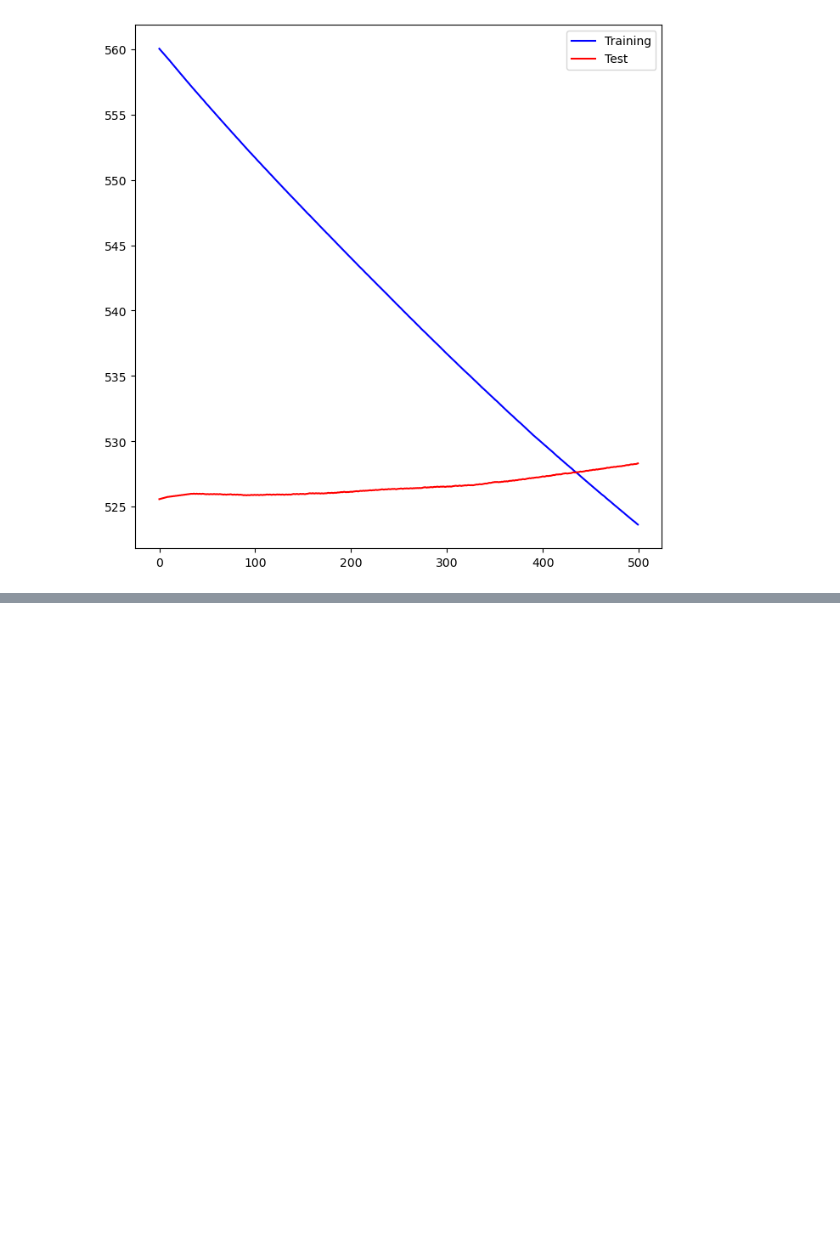
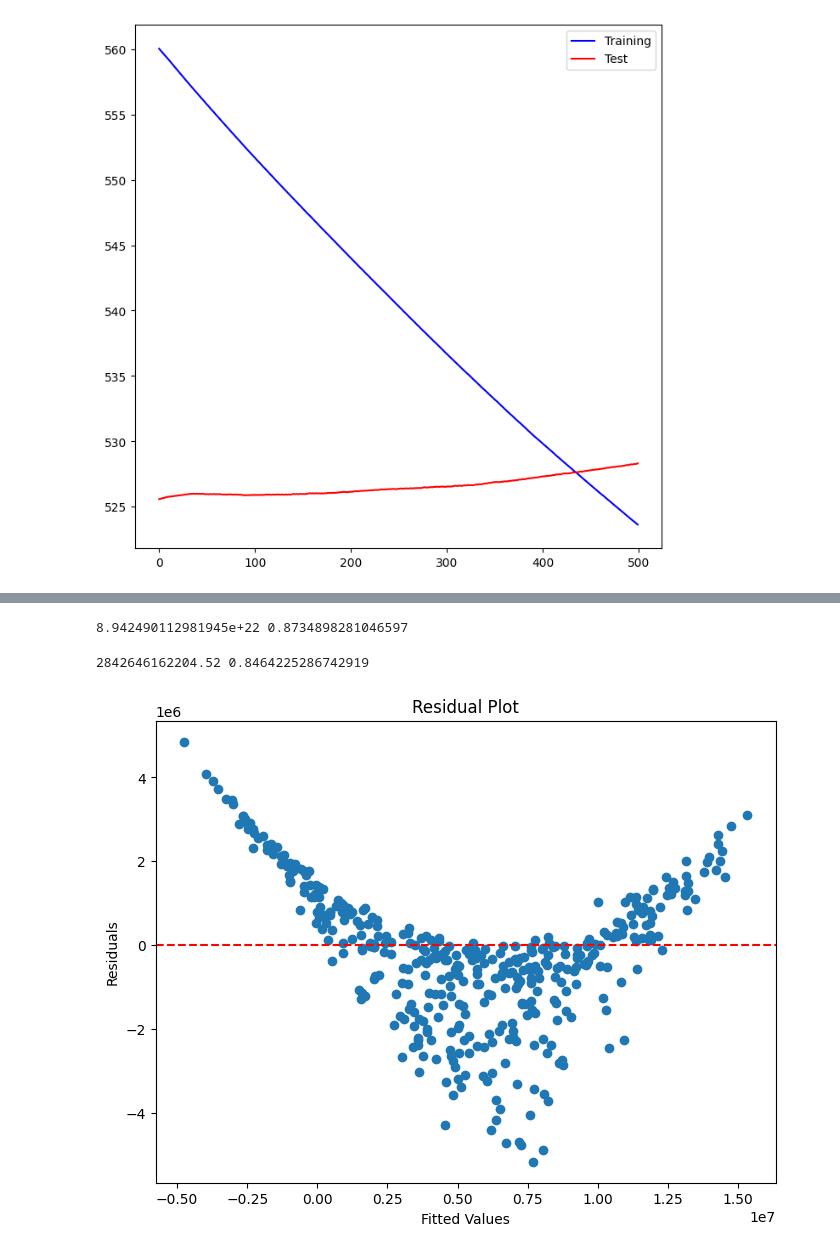
Before and after one commit to TanyaCST/CSC293_Final_project, a Jupyter notebook: sugar1.ipynb, the cells around one changed output, grey strips where cells are left out. Saved outputs shown, nothing was run; the diff lists cells and outputs as text; code cells hidden in the pictures; blank space fills up the shorter version.

```diff
--- a/sugar1.ipynb
+++ b/sugar1.ipynb
@@ -401,0 +455,55 @@ np.mean((y_test - y_hat_boost)**2)
+# %%
+y_pred = results.predict(X)
+mse = mean_squared_error(y, y_pred)
+r_2 = results.rsquared
+print(mse, r_2)
+# %% [output]
+8.942490112981945e+22 0.8734898281046597
+# %%
+# Split the dataset into training and testing
+
+# Train data: 2016-2020
+# Test data: 2021-2023
+# Response: Total sugar consumption
+# predictor: all other variables
+
+# Drop rows with missing values in sugar2 and align sugar3
+sugar_dropna = sugar2.dropna( )
+sugar4_clean = sugar4.loc[sugar_dropna.index]
+
+# Target variable
+y = sugar_dropna ['Total_Sugar_Consumption']
+
+# Boolean masks based on cleaned sugar3
+train_mask = (sugar4_clean['Year'] >= 2016) & (sugar4_clean ['Year'] < 2020)
+test_mask = sugar4_clean ['Year'] > 2020
+
+# Apply masks
+x_train = sugar4_clean[train_mask]
+y_train = y.loc[train_mask]
+x_test = sugar4_clean[test_mask]
+y_test = y.loc[test_mask]
+# %%
+# Train a linear regression model using the train data
+# Fit a least squares regression model
+least_squares = skl.LinearRegression()
+least_squares.fit(x_train, y_train)
+lr_pred = least_squares.predict(x_test)
+# Find the mean squared error for the linear regression model
+mse = mean_squared_error(y_test, lr_pred)
+r_2 = r2_score(y_test, lr_pred)
+print(mse, r_2)
+# %% [output]
+2842646162204.52 0.8464225286742919
+# %%
+residuals = y_test - lr_pred
+# Plot residuals vs fitted values (Residual Plot)
+plt.figure(figsize=(8, 6))
+plt.scatter(lr_pred, residuals)
+plt.axhline(y=0, color='red', linestyle='--')
+plt.xlabel('Fitted Values')
+plt.ylabel('Residuals')
+plt.title('Residual Plot')
+plt. show()
+# %% [output]
+[figure, added]
```
Also changed, not shown: parts of 13 cells of this notebook.
